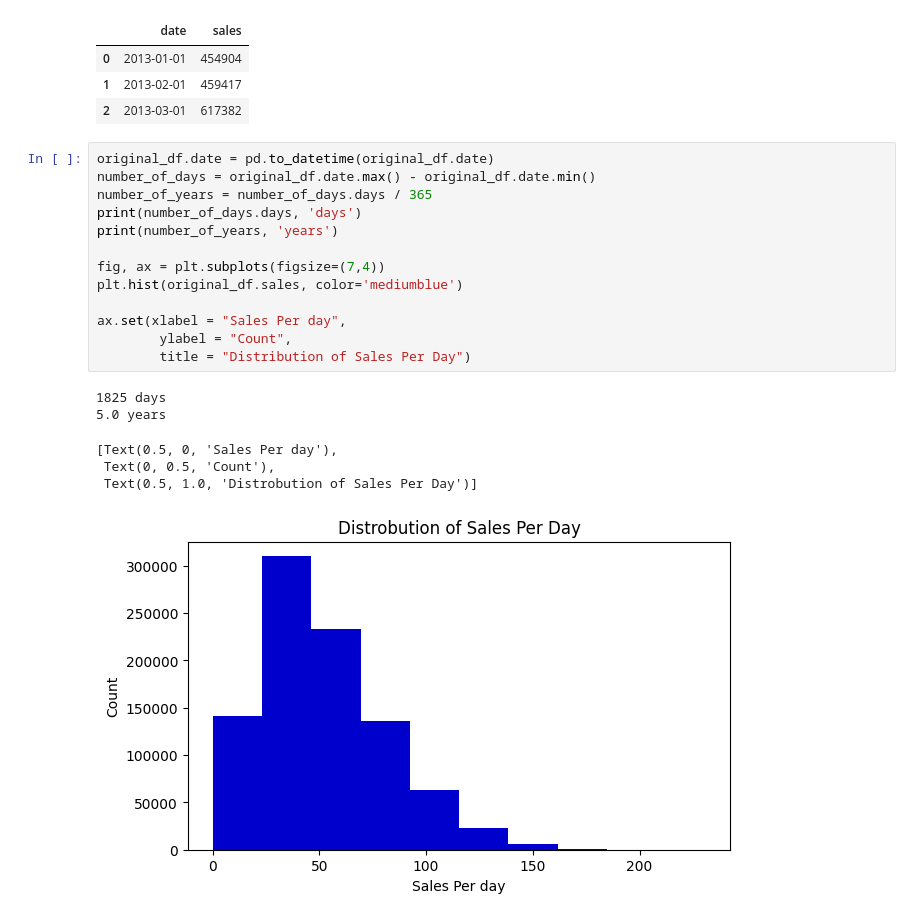
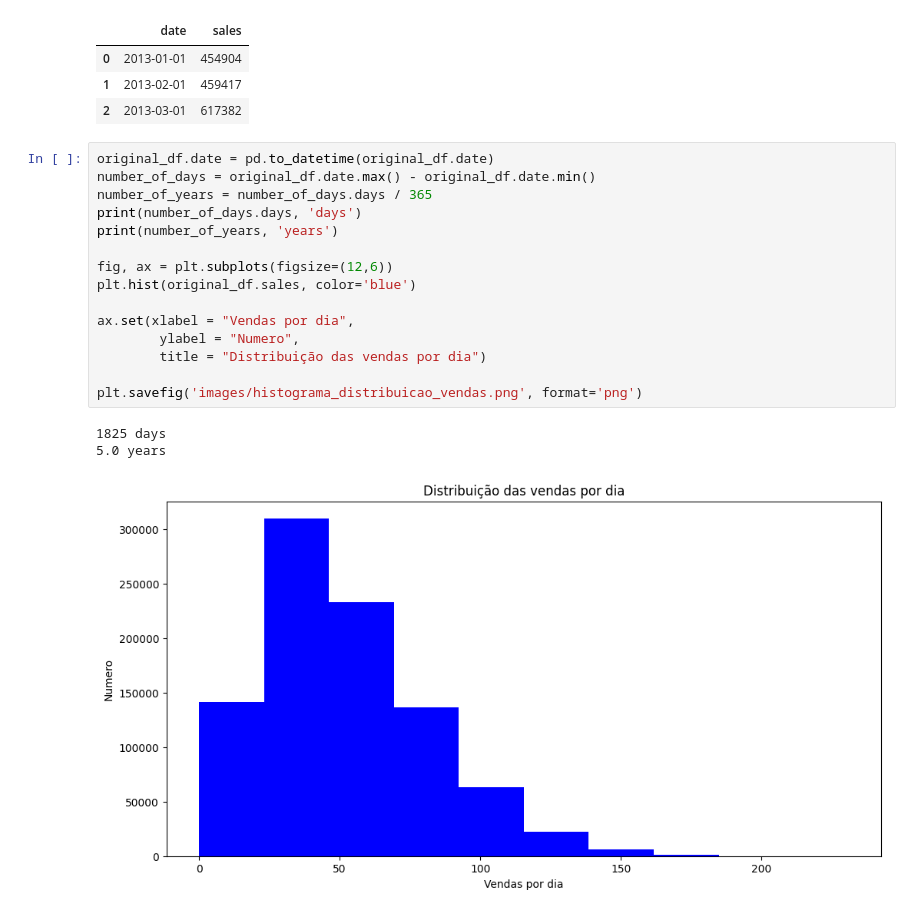
Before and after one commit to pklaudat/sales-data-forecast, a Jupyter notebook: data_info.ipynb, the cells around one changed output. Saved outputs shown, nothing was run; the diff lists cells and outputs as text.

```diff
--- a/data_info.ipynb
+++ b/data_info.ipynb
@@ -40,20 +40,19 @@ memory usage: 27.9+ MB
 # %%
 original_df.date = pd.to_datetime(original_df.date)
 number_of_days = original_df.date.max() - original_df.date.min()
 number_of_years = number_of_days.days / 365
 print(number_of_days.days, 'days')
 print(number_of_years, 'years')
 
-fig, ax = plt.subplots(figsize=(7,4))
-plt.hist(original_df.sales, color='mediumblue')
+fig, ax = plt.subplots(figsize=(12,6))
+plt.hist(original_df.sales, color='blue')
 
-ax.set(xlabel = "Sales Per day",
-        ylabel = "Count",
-        title = "Distribution of Sales Per Day")
+ax.set(xlabel = "Vendas por dia",
+        ylabel = "Numero",
+        title = "Distribuição das vendas por dia")
+
+plt.savefig('images/histograma_distribuicao_vendas.png', format='png')
 # %% [output]
 1825 days
 5.0 years
-[Text(0.5, 0, 'Sales Per day'),
- Text(0, 0.5, 'Count'),
- Text(0.5, 1.0, 'Distrobution of Sales Per Day')]
-[figure, old version]
+[figure, new version]
```
Also changed, not shown: parts of 7 cells of this notebook, 6 other files.
